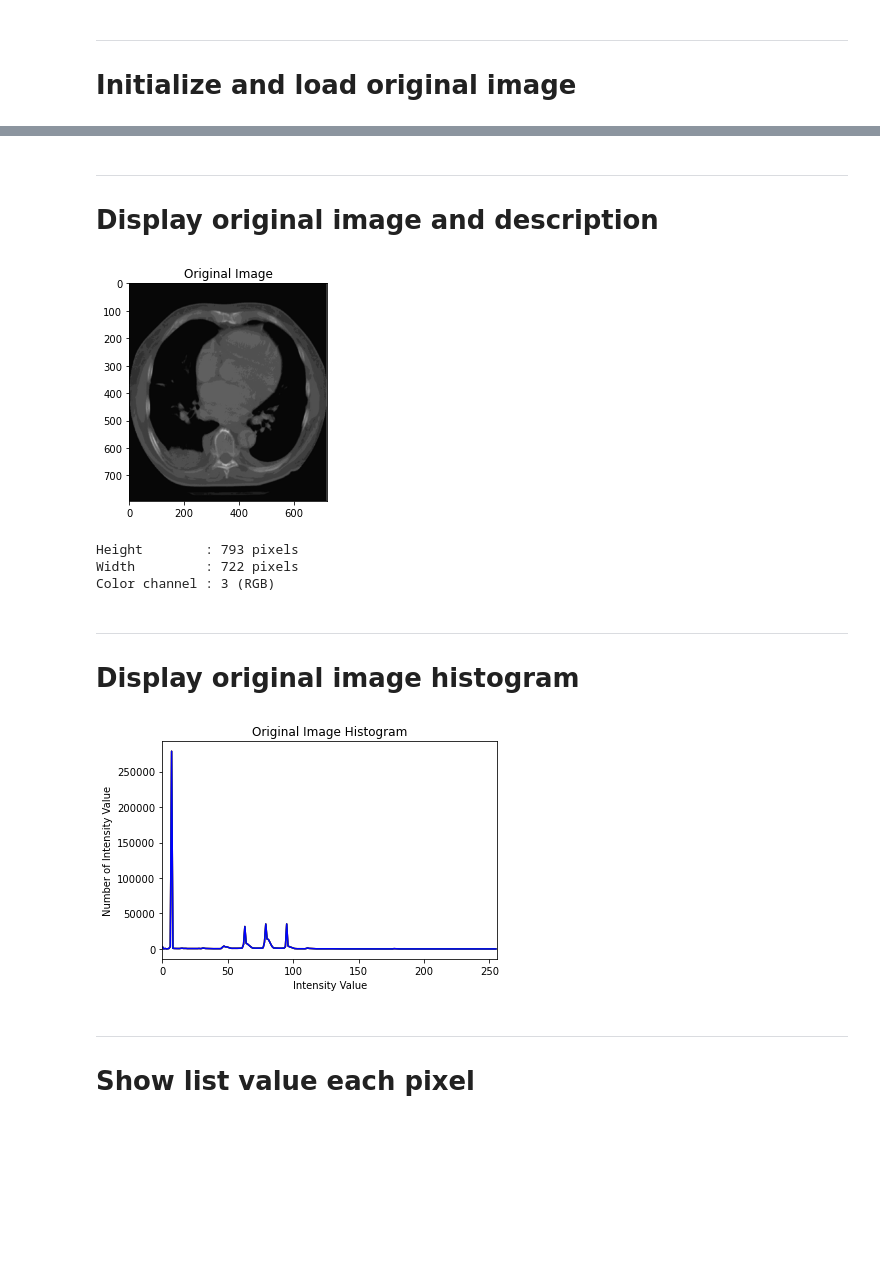
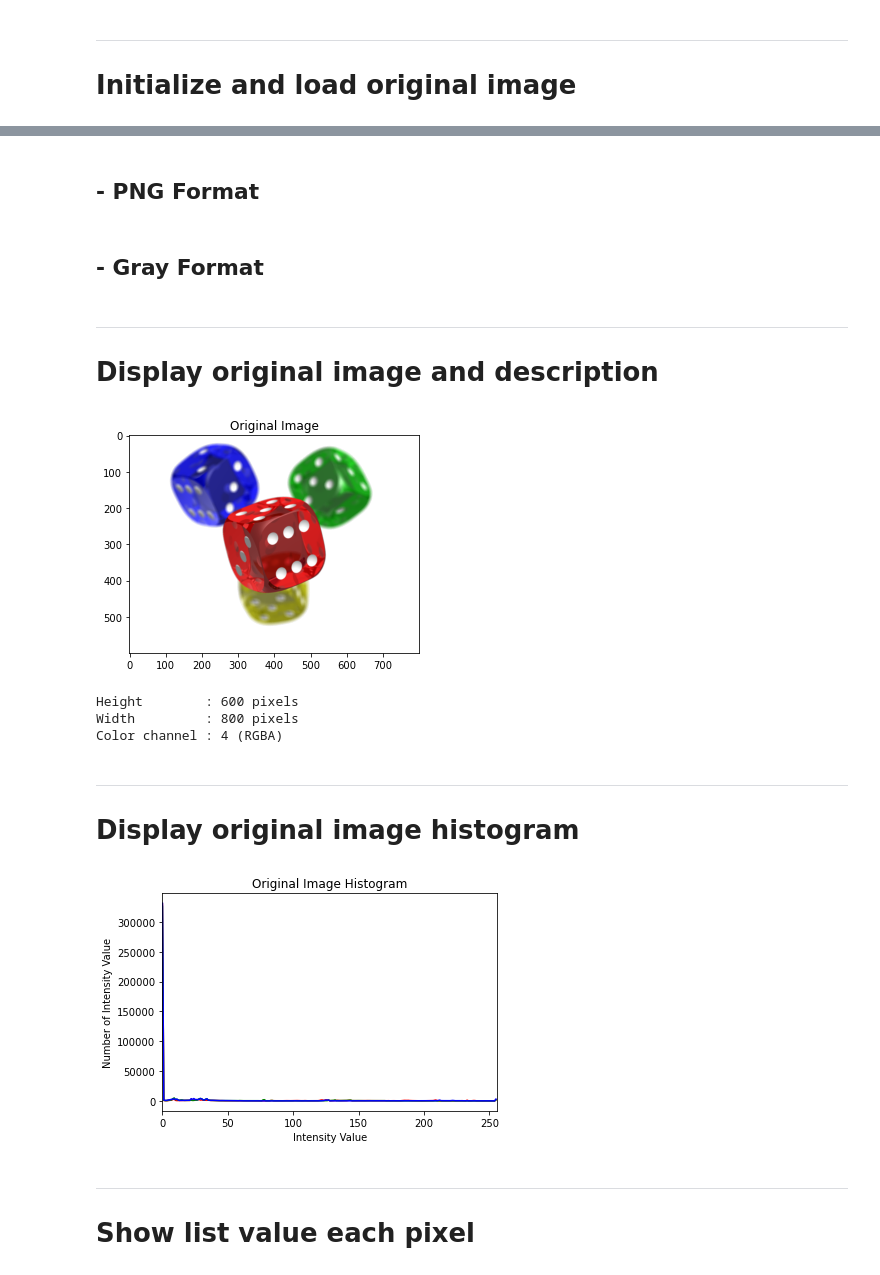
Before and after one commit to Pengolahan-Citra/Tugas-Basic-Operation, a Jupyter notebook: notebooks/logarithmic_transformation_images.ipynb, the cells around one changed output, grey strips where cells are left out. Cells and saved outputs as stored; diff of their text form; code cells hidden in the pictures; blank space fills up the shorter version.

```diff
--- a/notebooks/logarithmic_transformation_images.ipynb
+++ b/notebooks/logarithmic_transformation_images.ipynb
@@ -22,0 +20,7 @@ img_rgb = cv2.cvtColor(raw_image, cv2.COLOR_BGR2RGB)
+# %% [markdown]
+## - PNG Format
+# %%
+raw_image = imageio.imread('../images/png/dice.png')
+# raw_image = imageio.imread('../images/png/penguin.png')
+# %% [markdown]
+## - Gray Format
@@ -24,20 +31,23 @@ img_rgb = cv2.cvtColor(raw_image, cv2.COLOR_BGR2RGB)
 ***
 # Display original image and description
 # %%
-plt.imshow(img_rgb)
+plt.imshow(raw_image)
 plt.title('Original Image')
 plt.show()
 
-height, width, color_channel = img_rgb.shape
+print(f'Height        : {raw_image.shape[0]} pixels')
+print(f'Width         : {raw_image.shape[1]} pixels')
 
-print(f'Height        : {height} pixels')
-print(f'Width         : {width} pixels')
-print(f'Color channel : {color_channel} (RGB)')
+if len(raw_image.shape) >= 3:
+    if raw_image.shape[2] == 4:
+        print(f'Color channel : {raw_image.shape[2]} (RGBA)')
+    elif raw_image.shape[2] == 3:
+        print(f'Color channel : {raw_image.shape[2]} (RGB)')
 # %% [output]
-[figure, old version]
+[figure, new version]
-Height        : 793 pixels
-Width         : 722 pixels
-Color channel : 3 (RGB)
+Height        : 600 pixels
+Width         : 800 pixels
+Color channel : 4 (RGBA)
 # %% [markdown]
 ***
 # Display original image histogram
@@ -45,7 +55,7 @@ Color channel : 3 (RGB)
 color = ('r', 'g', 'b')
 
 for i, col in enumerate(color):
-    histr = cv2.calcHist([img_rgb], [i], None, [256], [0, 256])
+    histr = cv2.calcHist([raw_image], [i], None, [256], [0, 256])
 
     plt.plot(histr, color = col)
     plt.xlim([0, 256])
@@ -55,7 +65,7 @@ plt.xlabel('Intensity Value')
 plt.ylabel('Number of Intensity Value')
 plt.show()
 # %% [output]
-[figure, old version]
+[figure, new version]
 # %% [markdown]
 ***
 # Show list value each pixel
```
Also changed, not shown: parts of 14 cells of this notebook.
